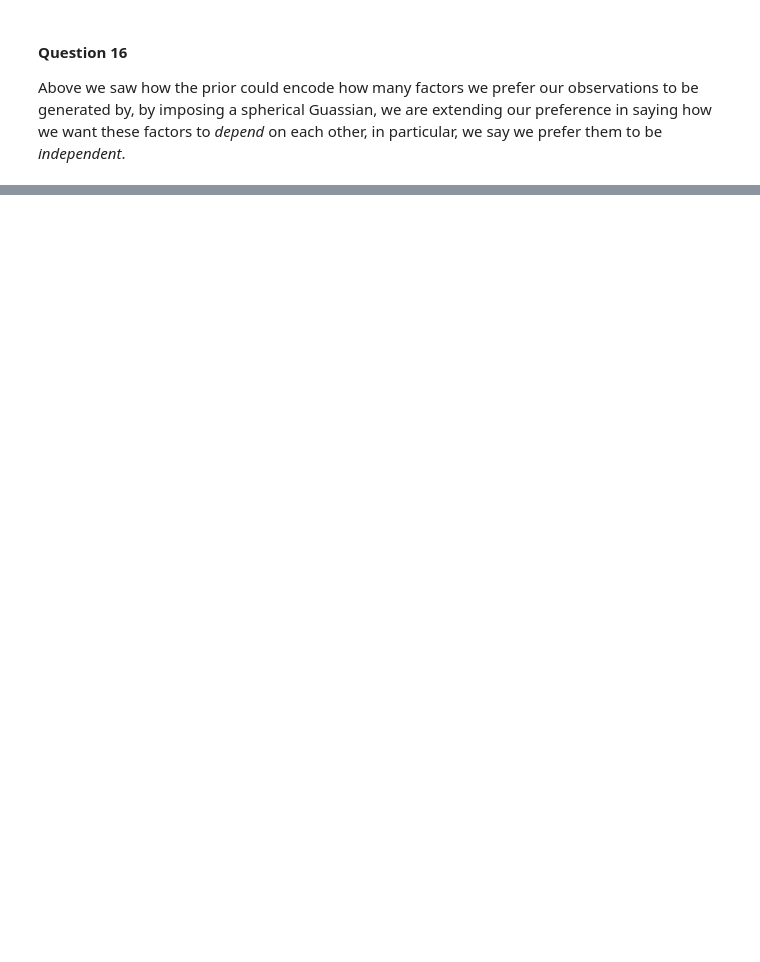
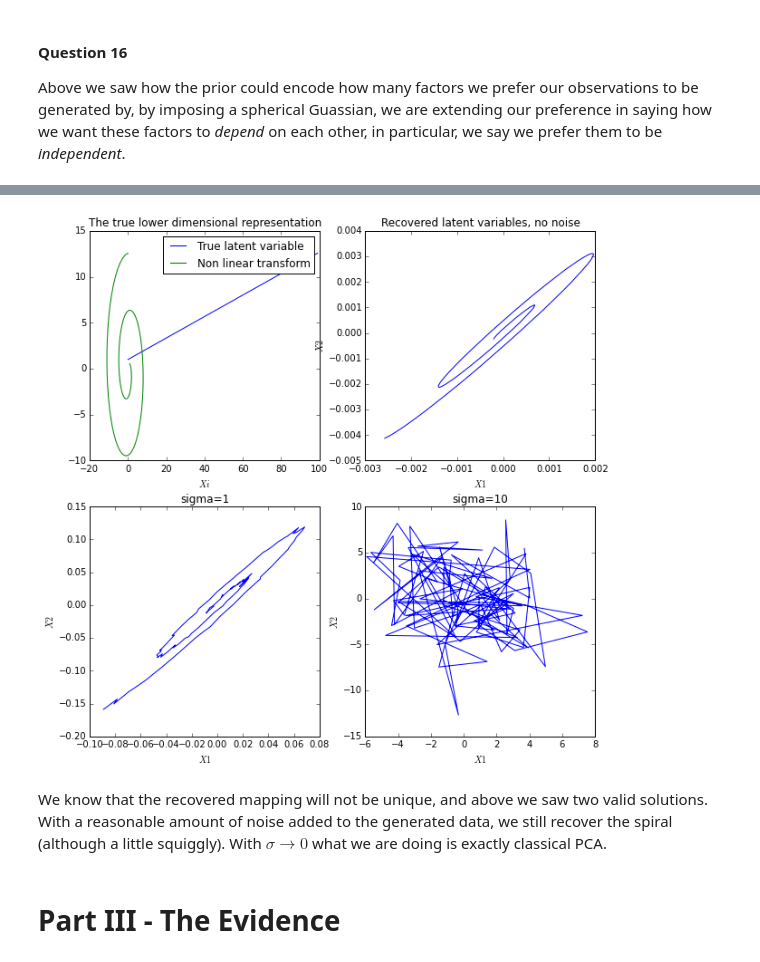
Before and after one commit to erikcs/ml2, a Jupyter notebook: lab1.ipynb, the cells around one changed output, grey strips where cells are left out. Cells and saved outputs as stored; diff of their text form; code cells hidden in the pictures; blank space fills up the shorter version.

Commit message:
Part II almost done

```diff
--- a/lab1.ipynb
+++ b/lab1.ipynb
@@ -269,0 +328,8 @@ p(\mathbf y_i | \mathbf W) &= \mathcal N (\mathbf y_i | \mathbf 0, \mathbf {WW'}
+# %%
+Q21.run()
+# %% [output]
+[figure, added]
+# %% [markdown]
+We know that the recovered mapping will not be unique, and above we saw two valid solutions. With a reasonable amount of noise added to the generated data, we still recover the spiral (although a little squiggly). With $\sigma \rightarrow 0$ what we are doing is exactly classical PCA.
+# %% [markdown]
+# Part III - The Evidence
```
Also changed, not shown: parts of 13 cells of this notebook.
